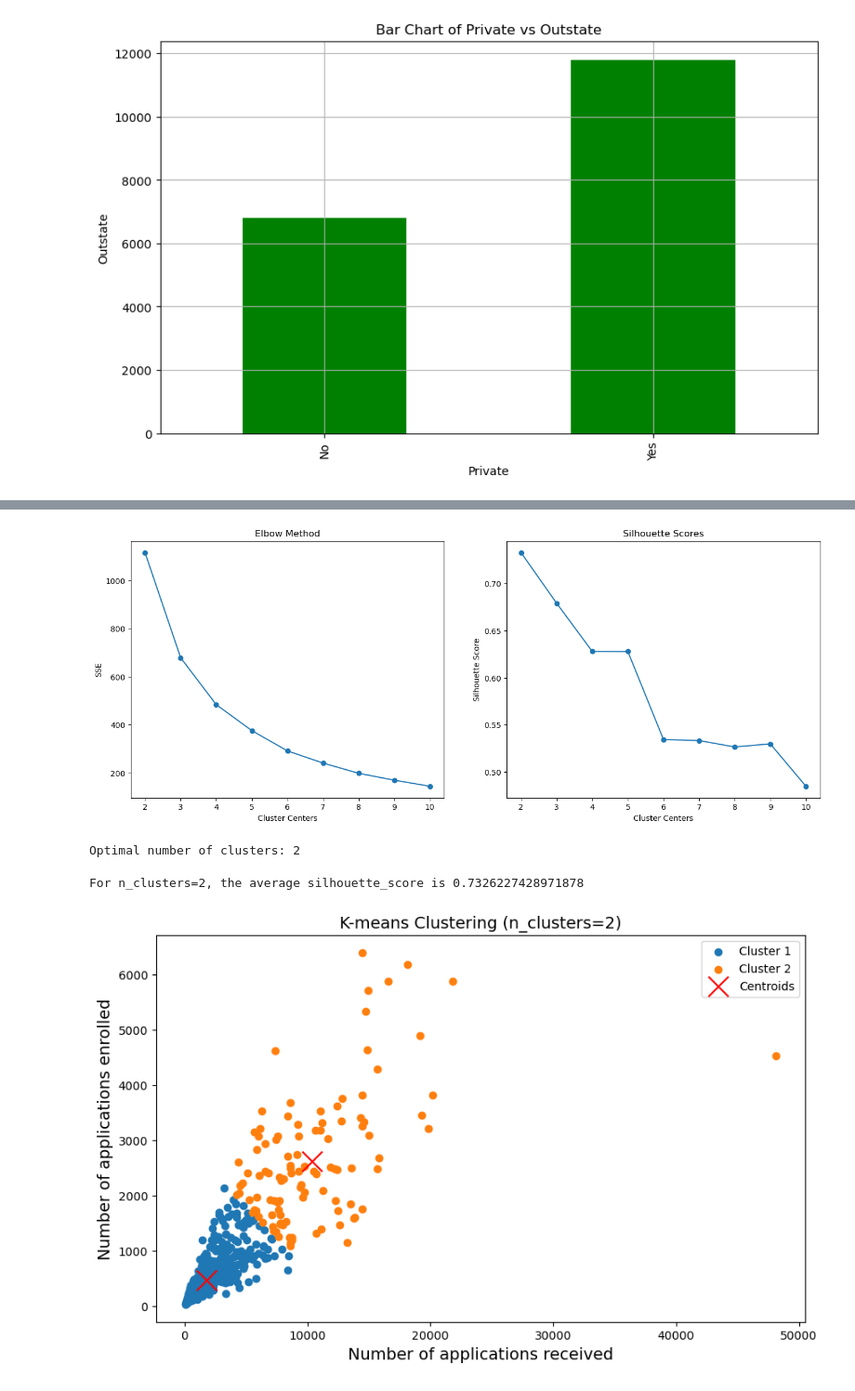
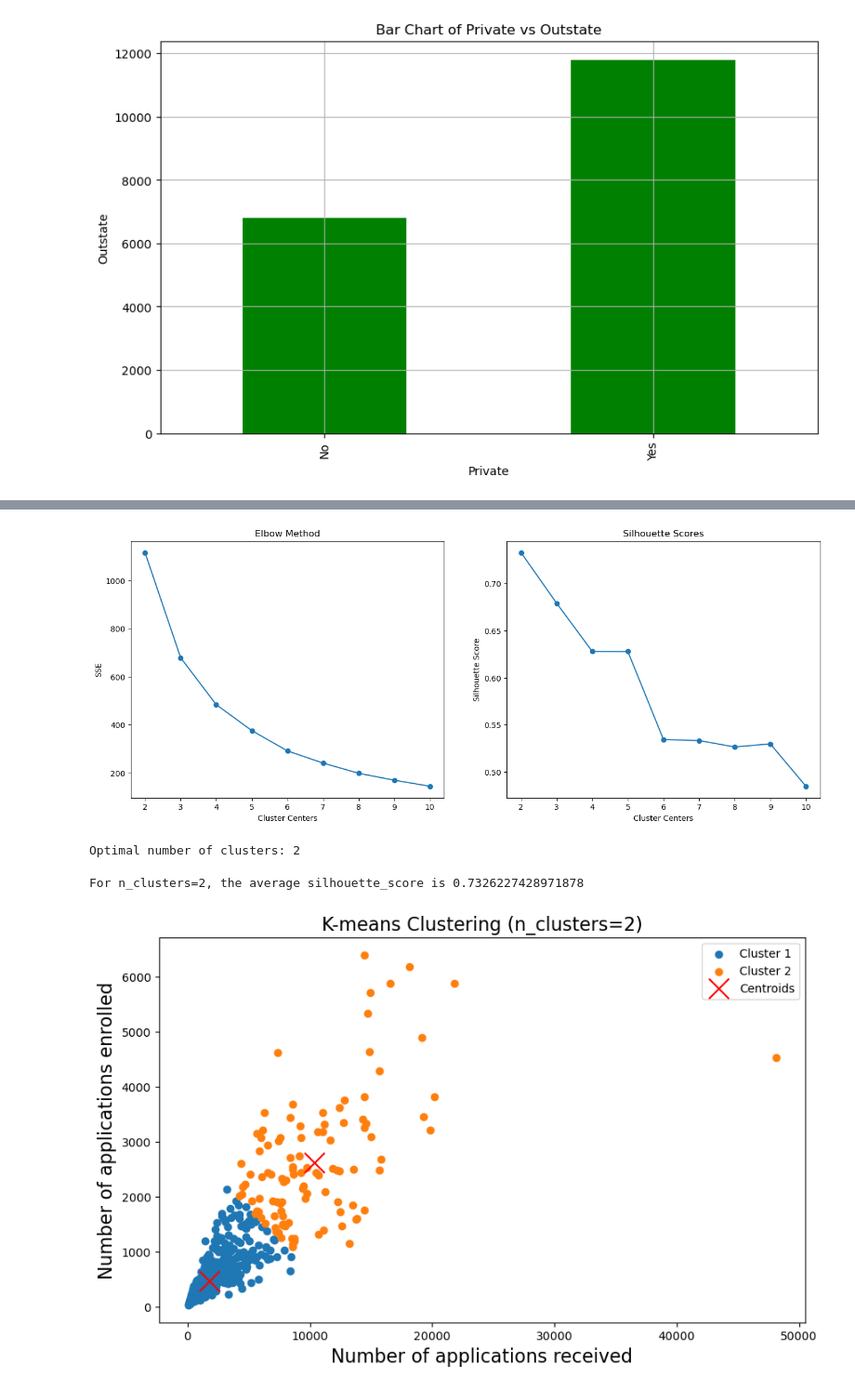
Before and after one commit to sajal329/Data-Clustering-and-Fitting, a Jupyter notebook: clustering.ipynb, the cells around one changed output, grey strips where cells are left out. Shown at 93% size. Saved outputs shown, nothing was run; the diff lists cells and outputs as text; code cells hidden in the pictures.

```diff
--- a/clustering.ipynb
+++ b/clustering.ipynb
@@ -331,34 +331,34 @@ def perform_kmeans(data, n_clusters):
     print(f"Optimal number of clusters: {optimal_clusters}")
 
     # Performing K-Means clustering
     kmeans = KMeans(n_clusters=optimal_clusters, random_state=42)
     clusters = kmeans.fit_predict(scaled_features)
 
     # Calculating silhouette score
     silhouette_avg = silhouette_score(scaled_features, clusters)
     print(f"For n_clusters={optimal_clusters}, the average silhouette_score is {silhouette_avg}")
 
     # Backscaling the features and cluster centers for plotting
     unscaled_features = scaler.inverse_transform(scaled_features)
     unscaled_centers = scaler.inverse_transform(kmeans.cluster_centers_)
 
     # Plotting the clusters
     plt.figure(figsize=(10, 6))
     for i in range(optimal_clusters):
         plt.scatter(unscaled_features[clusters == i, 0], unscaled_features[clusters == i, 1], label=f'Cluster {i+1}')
     plt.scatter(unscaled_centers[:, 0], unscaled_centers[:, 1], s=300, c='red', marker='x', label='Centroids')
-    plt.xlabel('Number of applications received', fontsize=14)
-    plt.ylabel('Number of applications enrolled', fontsize=14)
-    plt.title(f'K-means Clustering (n_clusters={optimal_clusters})', fontsize=14)
+    plt.xlabel('Number of applications received', fontsize=16)
+    plt.ylabel('Number of applications enrolled', fontsize=16)
+    plt.title(f'K-means Clustering (n_clusters={optimal_clusters})', fontsize=16)
     plt.legend()
     plt.savefig('plots/kmeans_clustering.png')
     plt.show()
 
     return clusters, silhouette_avg
 
 clusters, silhouette_avg = perform_kmeans(df, n_clusters=3)
 # %% [output]
 [figure]
 Optimal number of clusters: 2
 For n_clusters=2, the average silhouette_score is 0.7326227428971878
-[figure, old version]
+[figure, new version]
```
Also changed, not shown: parts of 6 cells of this notebook, 8 other files.
